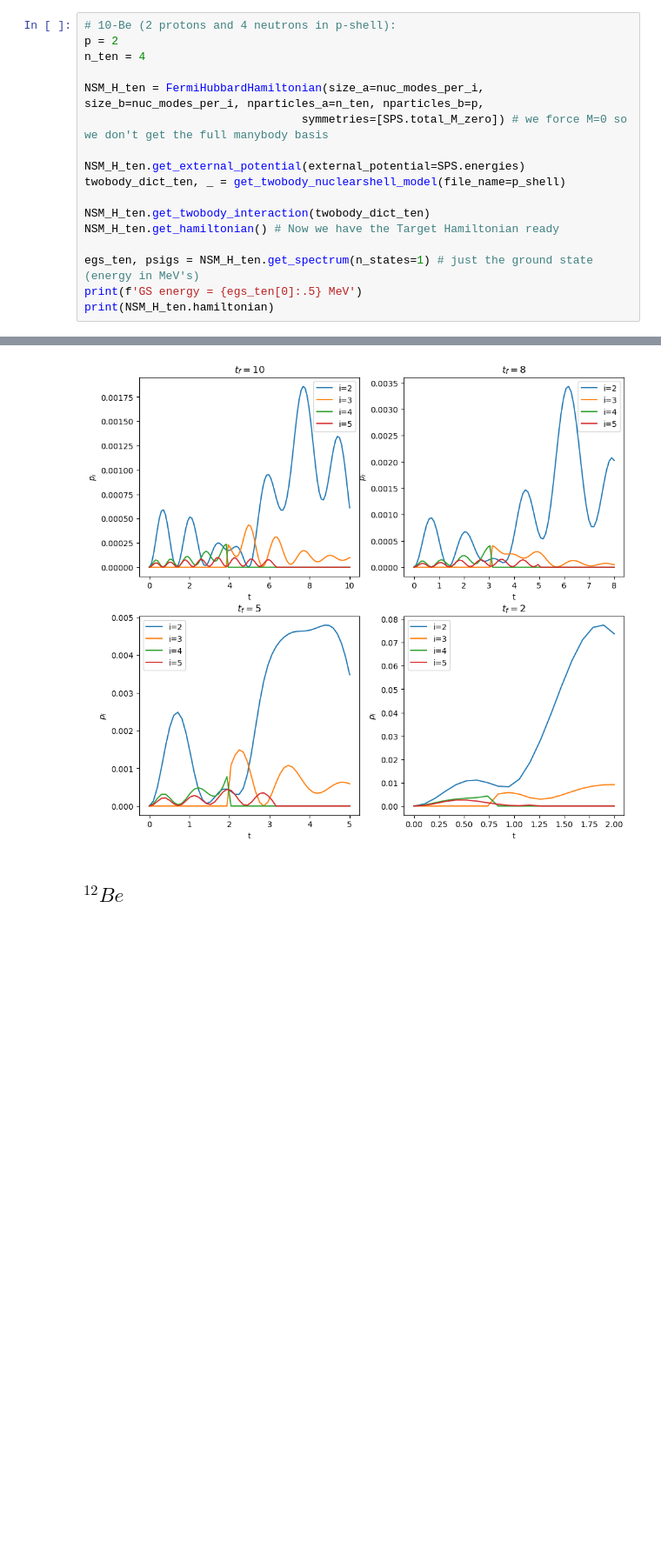
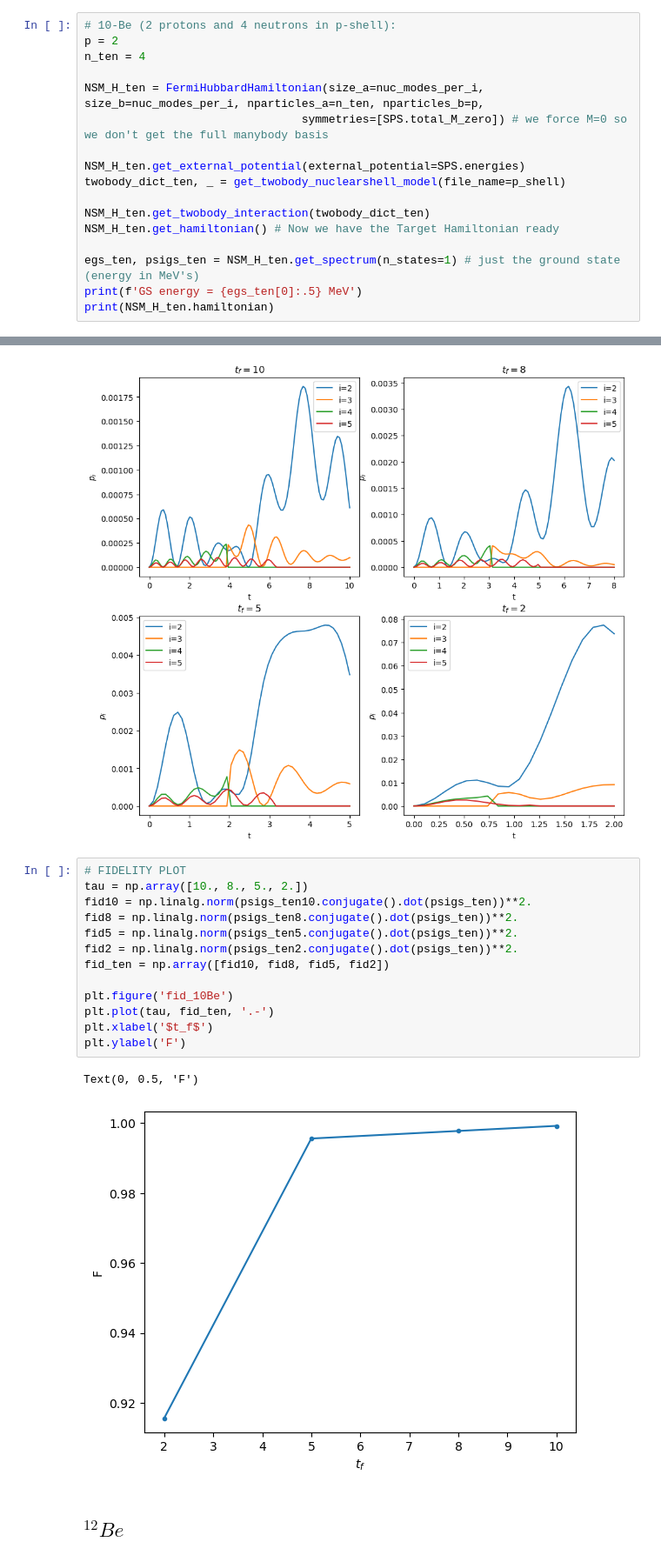
Before and after one commit to albertmolinaa/Quantum-Annealing-TFG, a Jupyter notebook: QuantumAnnealning_Albert.ipynb, the cells around one changed output, grey strips where cells are left out. Shown at 87% size. Drawn from its saved outputs; the diff is of its cells as text; blank space fills up the shorter version.

```diff
--- a/QuantumAnnealning_Albert.ipynb
+++ b/QuantumAnnealning_Albert.ipynb
@@ -381,7 +385,7 @@ twobody_dict_ten, _ = get_twobody_nuclearshell_model(file_name=p_shell)
 NSM_H_ten.get_twobody_interaction(twobody_dict_ten)
 NSM_H_ten.get_hamiltonian() # Now we have the Target Hamiltonian ready
 
-egs_ten, psigs = NSM_H_ten.get_spectrum(n_states=1) # just the ground state (energy in MeV's)
+egs_ten, psigs_ten = NSM_H_ten.get_spectrum(n_states=1) # just the ground state (energy in MeV's)
 print(f'GS energy = {egs_ten[0]:.5} MeV')
 print(NSM_H_ten.hamiltonian)
 # %% [output]
@@ -658,6 +666,22 @@ plt.legend()
 # %% [output]
 <matplotlib.legend.Legend at 0x...>
 [figure]
+# %%
+# FIDELITY PLOT
+tau = np.array([10., 8., 5., 2.])
+fid10 = np.linalg.norm(psigs_ten10.conjugate().dot(psigs_ten))**2.
+fid8 = np.linalg.norm(psigs_ten8.conjugate().dot(psigs_ten))**2.
+fid5 = np.linalg.norm(psigs_ten5.conjugate().dot(psigs_ten))**2.
+fid2 = np.linalg.norm(psigs_ten2.conjugate().dot(psigs_ten))**2.
+fid_ten = np.array([fid10, fid8, fid5, fid2])
+
+plt.figure('fid_10Be')
+plt.plot(tau, fid_ten, '.-')
+plt.xlabel('$t_f$')
+plt.ylabel('F')
+# %% [output]
+Text(0, 0.5, 'F')
+[figure, added]
 # %% [markdown]
 ## $^{12}Be$
 # %%
```
Also changed, not shown: parts of 36 cells of this notebook.
